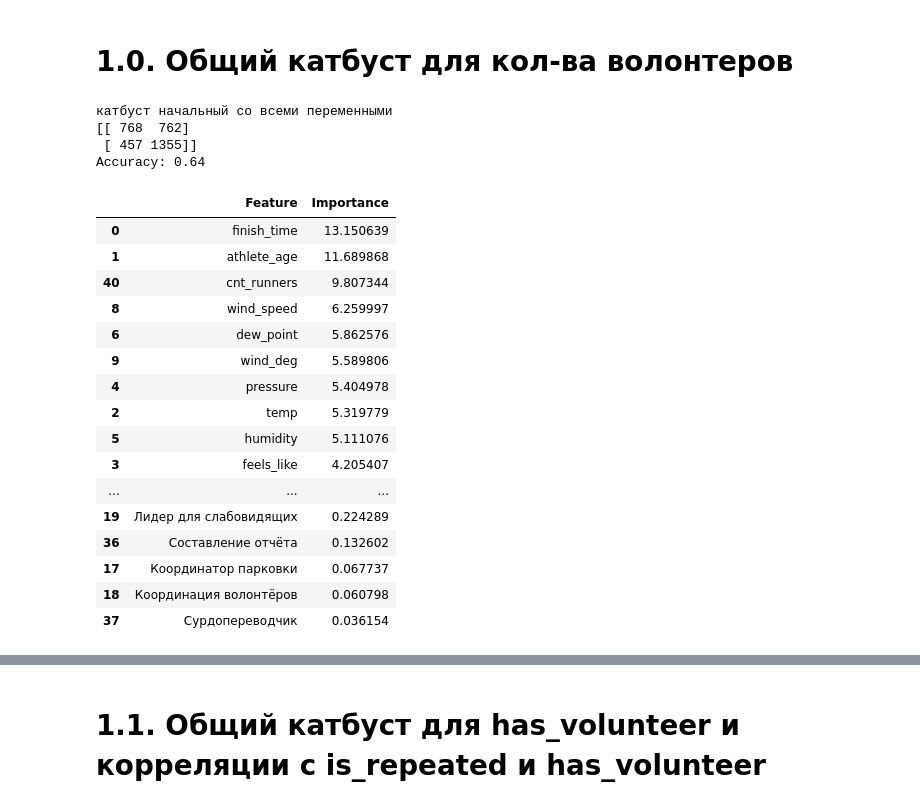
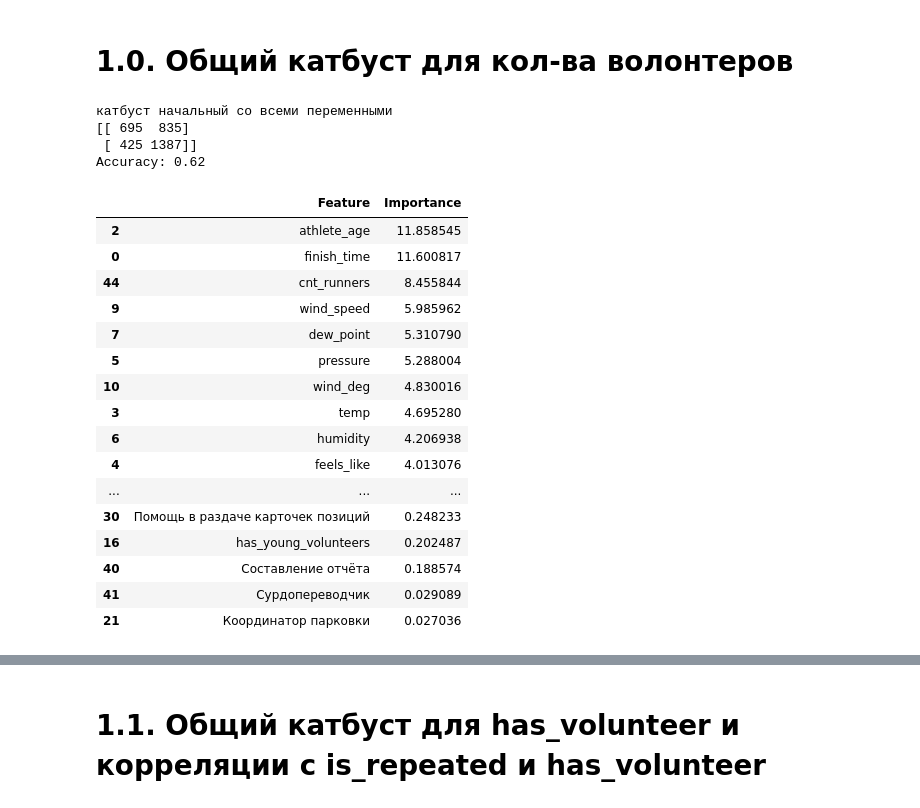
Before and after one commit to Alex12345432141242/abort-404, a Jupyter notebook: clean_gipoteza.ipynb, the cells around one changed output, grey strips where cells are left out. Cells and saved outputs as stored; diff of their text form; code cells hidden in the pictures.

```diff
--- a/clean_gipoteza.ipynb
+++ b/clean_gipoteza.ipynb
@@ -12,7 +12,6 @@ pd.set_option('display.max_columns', None)  # Отображение всех с
 regions = pd.read_csv('regions.csv')
 starts = pd.read_csv('starts.csv')
 volunteers = pd.read_csv('volunteers.csv')
-
 
 
 
@@ -24,6 +23,20 @@ starts = starts[starts.finish_time < 5000]
 cnt_ludei = starts.groupby(['event_name', 'event_date', 'region']).agg(
     cnt_runners = ('athlete_id', 'count')
 )
+
+
+young_volunteers = volunteers[volunteers['athlete_age'] <= 14]
+
+starts = starts.merge(young_volunteers[['event_name', 'event_date', 'athlete_id']],
+                      on=['event_name', 'event_date'],
+                        how='left',
+                      suffixes=('', '_vol'))
+
+starts['has_young_volunteers'] = starts['athlete_id_vol'].notna()
+starts['has_young_volunteers'] =starts['has_young_volunteers'].astype(int)
+starts = starts.drop(columns=['athlete_id_vol'], axis=1)
+
+
 
 
 
@@ -109,8 +122,9 @@ from sklearn.model_selection import train_test_split
 
 
 X = come_with_didnt_come.drop(columns=['is_repeated', 'athlete_id', 'record_id', 'event_name', 'event_date', 'region', 'city', 'is_newbie',  'is_newbie',
-    'athlete_gender', 'weather.main','weather.description','track_description_surface',
- #   'dew_point','is_male',
+   # 'athlete_gender', 'weather.main','weather.description','track_description_surface',
+ #   'dew_point',
+    'is_male',
     'cnt_volunteers',
     #'humidity','finish_time', 'athlete_age', 'athlete_gender', 'wind_speed', 'feels_like',
     #'pressure', 'temp',
@@ -119,59 +133,51 @@ X = come_with_didnt_come.drop(columns=['is_repeated', 'athlete_id', 'record_id',
 ], axis=1)
 y = come_with_didnt_come['is_repeated']
 
 X_train, X_test, y_train, y_test = train_test_split(X, y, test_size=0.2, random_state=42)
-#categorical_cols = ['athlete_gender', 'weather.main', 'weather.description', 'track_description_surface']
+categorical_cols = ['athlete_gender', 'weather.main', 'weather.description', 'track_description_surface']
 
-model = CatBoostClassifier(iterations=1000, depth=4, learning_rate=0.1,verbose=0)  #,cat_features=categorical_cols)
+model = CatBoostClassifier(iterations=1000, depth=4, learning_rate=0.1,verbose=0  ,cat_features=categorical_cols)
 print('катбуст начальный со всеми переменными')
 model.fit(X_train, y_train)
 
 
 preds = model.predict(X_test)
 cm = confusion_matrix(y_test, preds)
 print(cm)
 print(f'Accuracy: {accuracy_score(y_test, preds):.2f}')
 
 
 
 
 feature_importances = model.get_feature_importance()
 importance_df = pd.DataFrame({
     'Feature': X.columns,  # Используйте реальные имена признаков
     'Importance': feature_importances
 })
 
 # Сортировка значений важности в порядке убывания
 importance_df = importance_df.sort_values(by='Importance', ascending=False)
 
 display(importance_df)
-
-feature_importance = model.get_feature_importance(
-    data=Pool(X_train, y_train),
-    type="FeatureImportance",
-    prettified=True
-)
-
-print(feature_importance)
 # %% [output]
 катбуст начальный со всеми переменными
-[[ 768  762]
- [ 457 1355]]
-Accuracy: 0.64
+[[ 695  835]
+ [ 425 1387]]
+Accuracy: 0.62
 |  | Feature | Importance |
-| 0 | finish_time | 13.150639 |
-| 1 | athlete_age | 11.689868 |
-| 40 | cnt_runners | 9.807344 |
-| 8 | wind_speed | 6.259997 |
-| 6 | dew_point | 5.862576 |
-| 9 | wind_deg | 5.589806 |
-| 4 | pressure | 5.404978 |
-| 2 | temp | 5.319779 |
-| 5 | humidity | 5.111076 |
-| 3 | feels_like | 4.205407 |
+| 2 | athlete_age | 11.858545 |
+| 0 | finish_time | 11.600817 |
+| 44 | cnt_runners | 8.455844 |
+| 9 | wind_speed | 5.985962 |
+| 7 | dew_point | 5.310790 |
+| 5 | pressure | 5.288004 |
+| 10 | wind_deg | 4.830016 |
+| 3 | temp | 4.695280 |
+| 6 | humidity | 4.206938 |
+| 4 | feels_like | 4.013076 |
 | ... | ... | ... |
-| 19 | Лидер для слабовидящих | 0.224289 |
-| 36 | Составление отчёта | 0.132602 |
-| 17 | Координатор парковки | 0.067737 |
-| 18 | Координация волонтёров | 0.060798 |
-| 37 | Сурдопереводчик | 0.036154 |
+| 30 | Помощь в раздаче карточек позиций | 0.248233 |
+| 16 | has_young_volunteers | 0.202487 |
+| 40 | Составление отчёта | 0.188574 |
+| 41 | Сурдопереводчик | 0.029089 |
+| 21 | Координатор парковки | 0.027036 |
```
Also changed, not shown: parts of 10 cells of this notebook.
